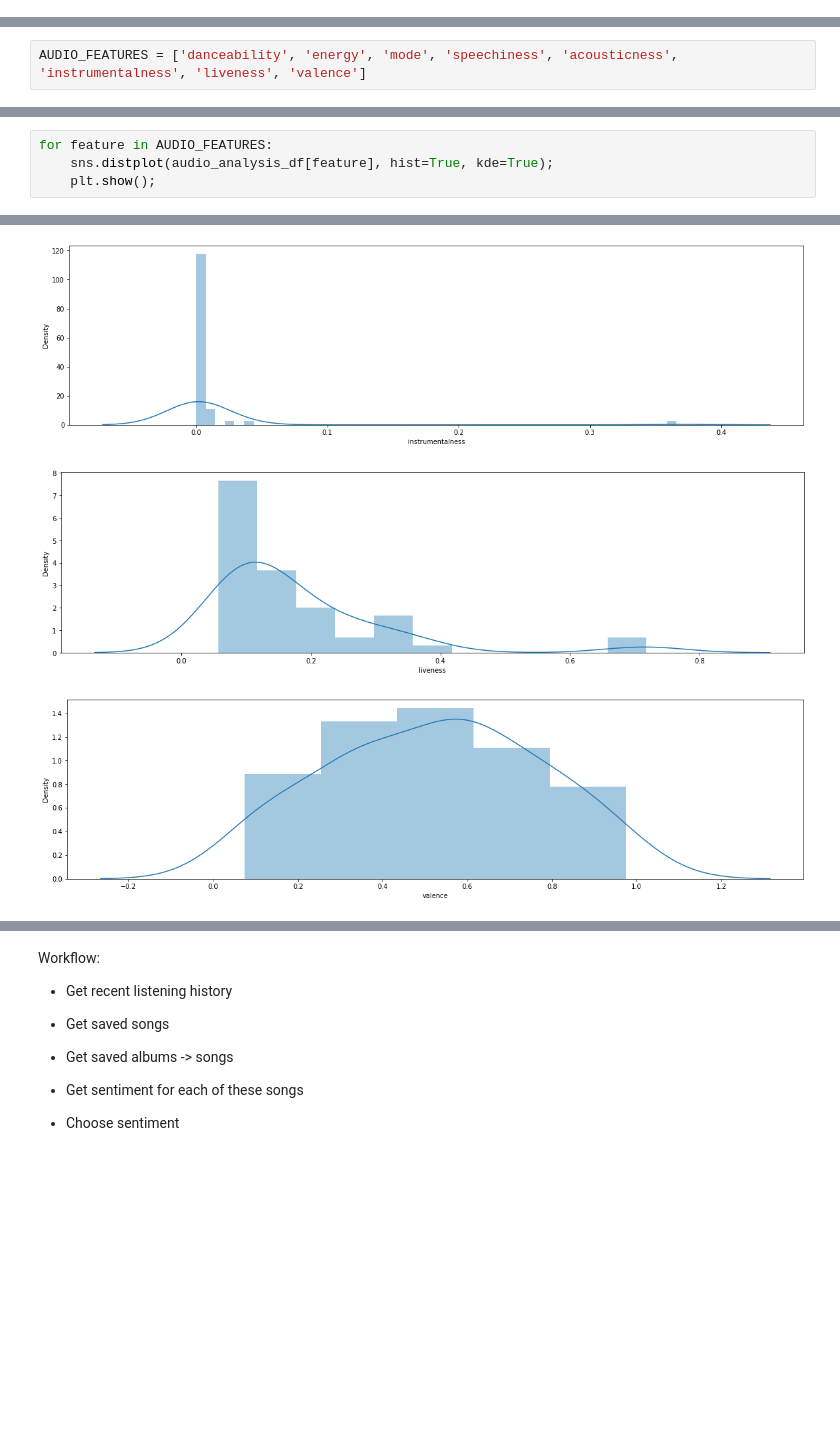
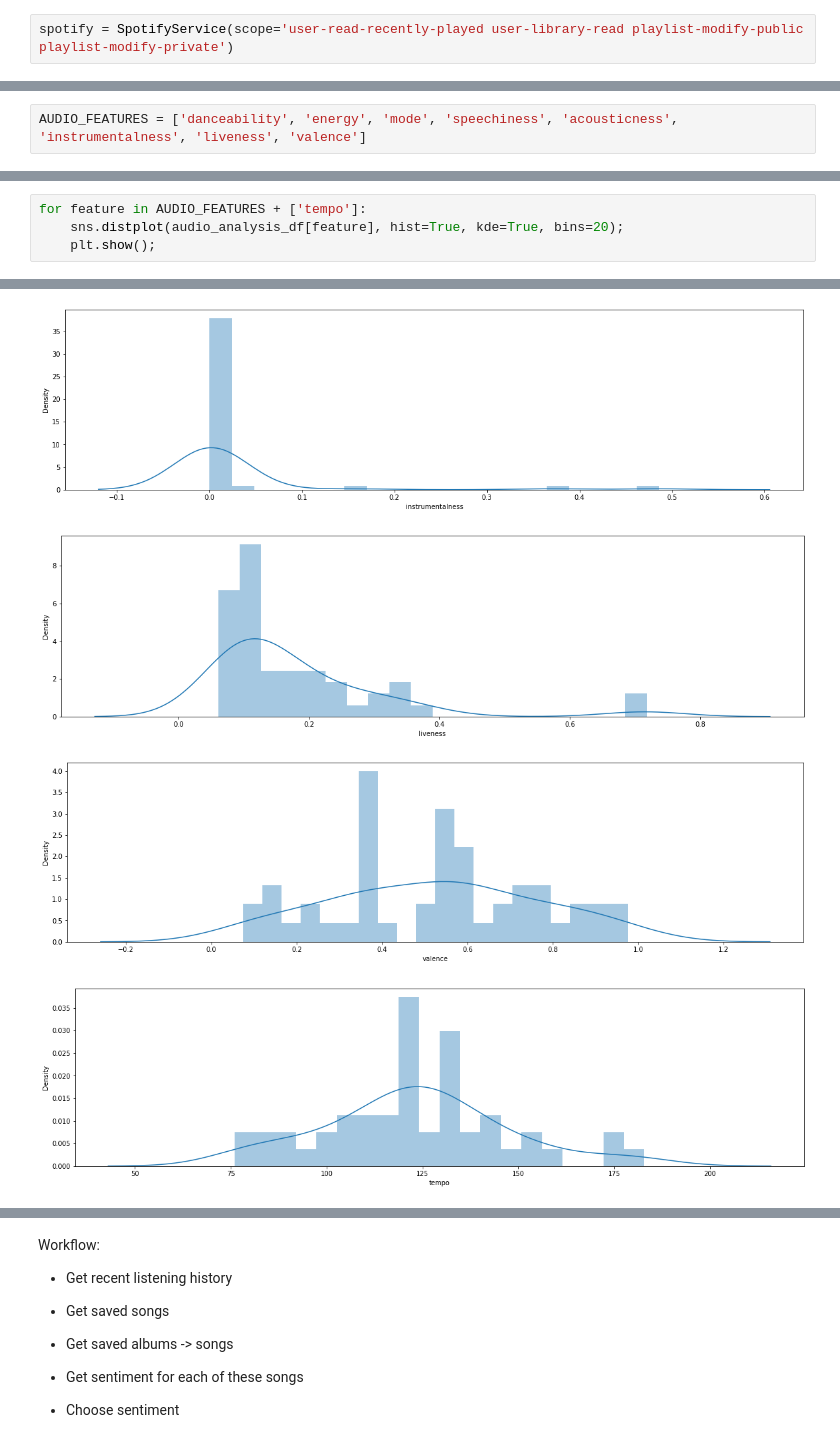
Before and after one commit to caitray13/moodify, a Jupyter notebook: EDA.ipynb, the cells around one changed output, grey strips where cells are left out. Saved outputs shown, nothing was run; the diff lists cells and outputs as text; blank space fills up the shorter version.

```diff
--- a/EDA.ipynb
+++ b/EDA.ipynb
@@ -86,0 +95,2 @@ spotify = SpotifyService(scope='user-read-recently-played user-library-read')
+# %%
+spotify = SpotifyService(scope='user-read-recently-played user-library-read playlist-modify-public playlist-modify-private')
@@ -167,5 +186,5 @@ audio_analysis_df[AUDIO_FEATURES].plot(kind='bar');
 # %%
-for feature in AUDIO_FEATURES:
-    sns.distplot(audio_analysis_df[feature], hist=True, kde=True);
+for feature in AUDIO_FEATURES + ['tempo']:
+    sns.distplot(audio_analysis_df[feature], hist=True, kde=True, bins=20);
     plt.show();
 # %% [output]
@@ -177,6 +196,7 @@ for feature in AUDIO_FEATURES:
-[figure, old version]
+[figure, new version]
-[figure, old version]
+[figure, new version]
-[figure, old version]
+[figure, new version]
+[figure, added]
 # %%
 audio_analysis_df[AUDIO_FEATURES].sum().plot.pie(autopct="%.1f%%");
 # %% [output]
```
Also changed, not shown: parts of 21 cells of this notebook, 2 other files.
